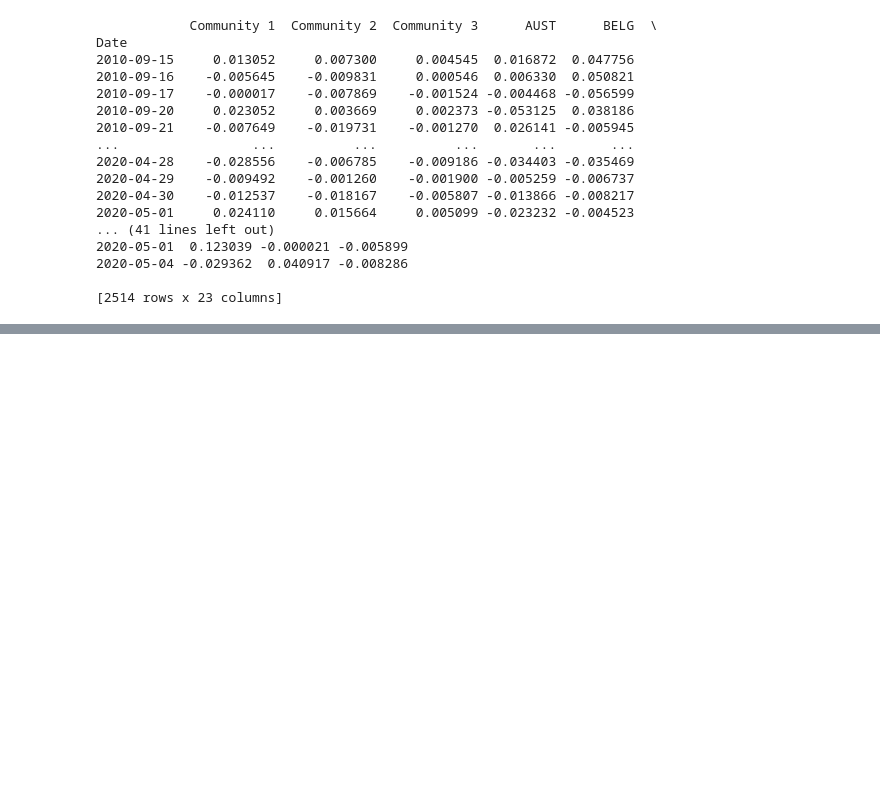
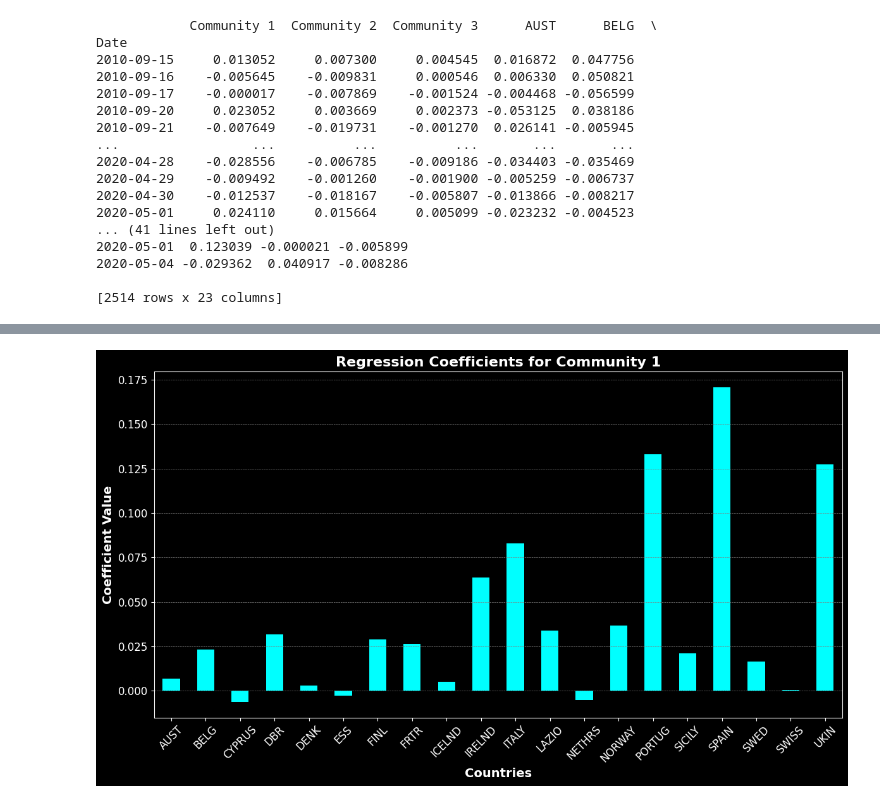
Before and after one commit to KLCALAW/ATCF, a Jupyter notebook: community_index_correlation.ipynb, the cells around one changed output, grey strips where cells are left out. Drawn from its saved outputs; the diff is of its cells as text; code cells hidden in the pictures; blank space fills up the shorter version.

```diff
--- a/community_index_correlation.ipynb
+++ b/community_index_correlation.ipynb
@@ -215,0 +202,84 @@ for community in community_returns_average_df.columns:
+# %%
+# Plot regression coefficients as bar plots for each community
+for community in regression_coefficients_df.columns:
+    # Create a figure with a black background
+    fig, ax = plt.subplots(figsize=(12, 7), facecolor='black')
+    ax.set_facecolor('black')
+
+    # Plot the regression coefficients
+    regression_coefficients_df[community].plot(kind='bar', ax=ax, color='cyan')
+
+    # Customize labels and title
+    ax.set_title(f"Regression Coefficients for {community}", color='white', fontsize=16, fontweight='bold')
+    ax.set_xlabel("Countries", color='white', fontsize=14, fontweight='bold')
+    ax.set_ylabel("Coefficient Value", color='white', fontsize=14, fontweight='bold')
+
+    # Customize tick parameters
+    ax.tick_params(axis='x', colors='white', rotation=45, labelsize=12)
+    ax.tick_params(axis='y', colors='white', labelsize=12)
+
+    # Add grid lines with light gray color
+    ax.grid(axis='y', color='gray', linestyle='--', linewidth=0.5)
+
+    # Customize spines
+    for spine in ax.spines.values():
+        spine.set_color('white')
+
+    # Adjust layout and show the plot
+    plt.tight_layout()
+    plt.show()
+
+# Plot original vs fitted time series and absolute residuals on secondary axis
+for community in community_returns_average_df.columns:
+    # Create a figure with a black background
+    fig, ax1 = plt.subplots(figsize=(12, 7), facecolor='black')
+    ax1.set_facecolor('black')
+
+    # Plot original community time series
+    ax1.plot(community_returns_average_df.index, community_returns_average_df[community],
+             label=f"Original {community}", color='cyan', alpha=0.7)
+
+    # Plot fitted time series
+    ax1.plot(predicted_series_df.index, predicted_series_df[community],
+             label=f"Fitted {community}", color='orange', alpha=0.7, linestyle='--')
+
+    # Customize ax1 (primary axis)
+    ax1.set_xlabel("Date", color='white', fontsize=14, fontweight='bold')
+    ax1.set_ylabel("Community Returns", color='white', fontsize=14, fontweight='bold')
+    ax1.tick_params(axis='x', colors='white', rotation=45, labelsize=12)
+    ax1.tick_params(axis='y', colors='white', labelsize=12)
+
+    # Simplify grid appearance (only major lines)
+    ax1.grid(axis='y', color='gray', linestyle='--', linewidth=0.5)
+
+    # Plot absolute residuals on secondary y-axis
+    ax2 = ax1.twinx()
+    abs_residuals_series = residuals_df[community].abs()
+    ax2.plot(residuals_df.index, abs_residuals_series, label="Absolute Residuals",
+             color='red', linestyle='-', alpha=0.7)
+    ax2.set_ylabel("Absolute Residuals", color='red', fontsize=14, fontweight='bold')
+    ax2.tick_params(axis='y', labelcolor='red')
+
+    # Customize spines
+    for spine in ax1.spines.values():
+        spine.set_color('white')
+    for spine in ax2.spines.values():
+        spine.set_color('white')
+
+    # Add a title
+    ax1.set_title(f"Original vs Fitted Time Series and Absolute Residuals for {community}",
+                  color='white', fontsize=16, fontweight='bold')
+
+    # Add legends with white text
+    legend1 = ax1.legend(loc="upper left", fontsize=12, facecolor='black', edgecolor='white')
+    legend2 = ax2.legend(loc="upper right", fontsize=12, facecolor='black', edgecolor='white')
+    for text in legend1.get_texts():
+        text.set_color('white')
+    for text in legend2.get_texts():
+        text.set_color('white')
+
+    # Adjust layout and show the plot
+    plt.tight_layout()
+    plt.show()
+# %% [output]
+[figure, added]
```
Also changed, not shown: parts of 6 cells of this notebook, 1 other file.
